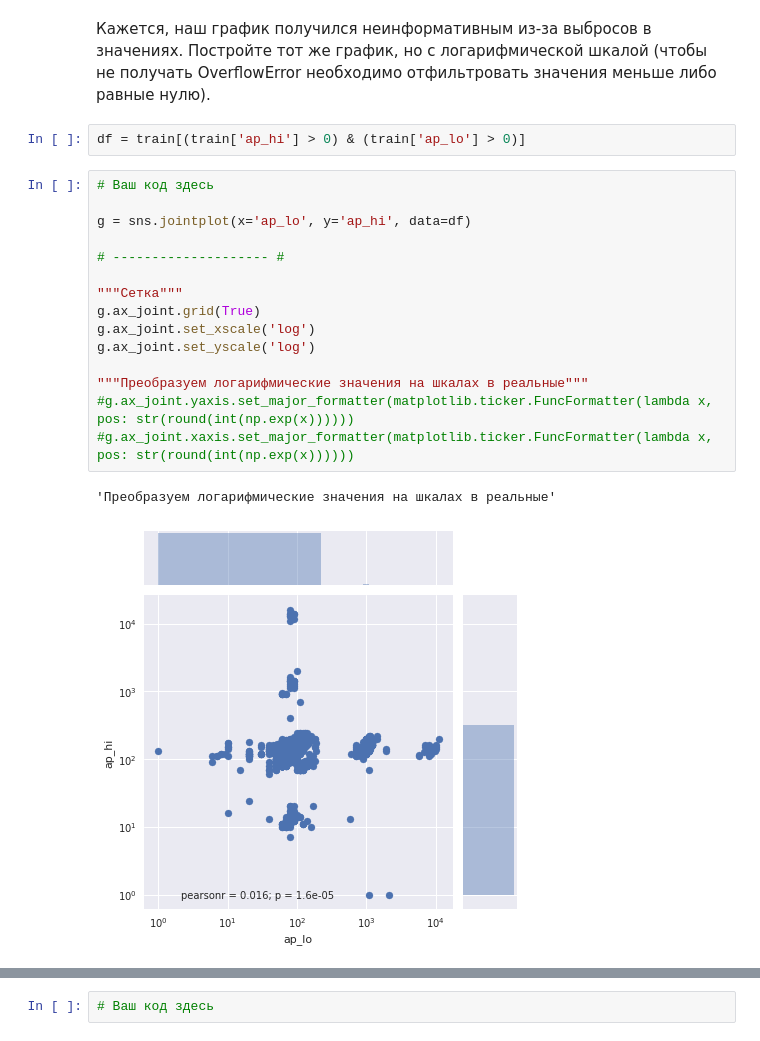
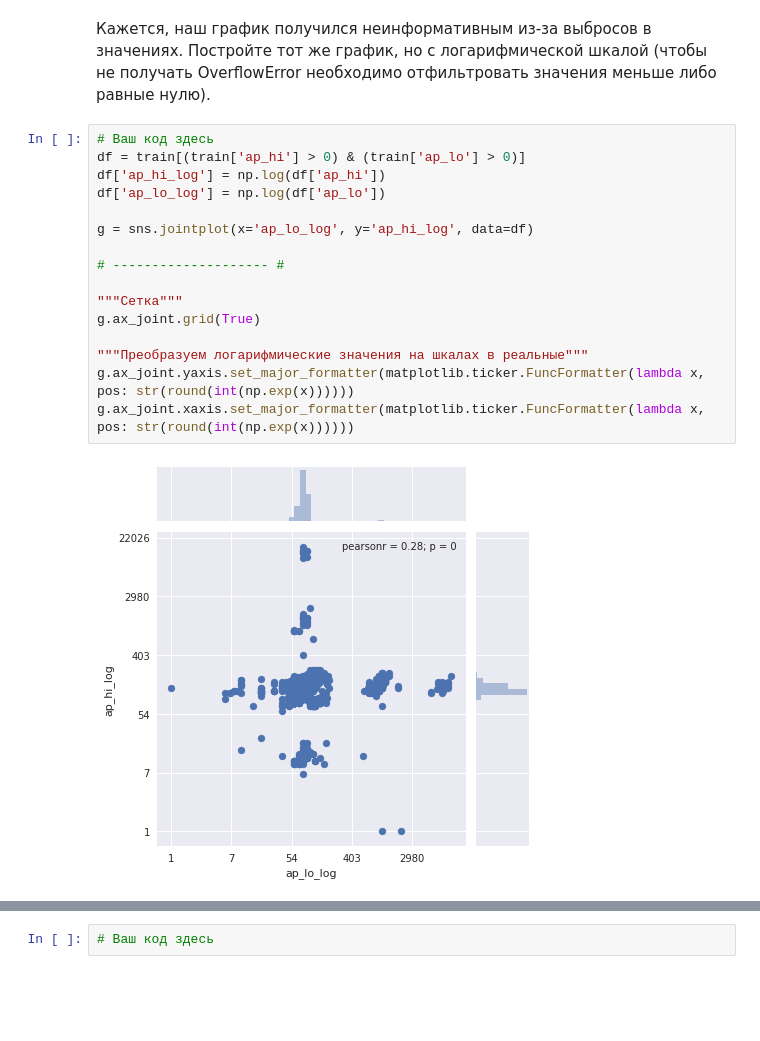
Before and after one commit to LyzhinIvan/mlcourse_open, a Jupyter notebook: jupyter_russian/homeworks/hw2_session3_visual_data_analysis.ipynb, the cells around one changed output, grey strips where cells are left out. Saved outputs shown, nothing was run; the diff lists cells and outputs as text; blank space fills up the shorter version.

```diff
--- a/jupyter_russian/homeworks/hw2_session3_visual_data_analysis.ipynb
+++ b/jupyter_russian/homeworks/hw2_session3_visual_data_analysis.ipynb
@@ -258,26 +254,24 @@ sns.heatmap(train.corr(method='spearman'));
 Постройте совместный график распределения [jointplot](http://seaborn.pydata.org/generated/seaborn.jointplot.html) двух наиболее коррелирующих между собой признаков (по Спирмену).
 # %% [markdown]
 Кажется, наш график получился неинформативным из-за выбросов в значениях. Постройте тот же график, но с логарифмической шкалой (чтобы не получать OverflowError необходимо отфильтровать значения меньше либо равные нулю).
-# %%
-df = train[(train['ap_hi'] > 0) & (train['ap_lo'] > 0)]
 # %%
 # Ваш код здесь
+df = train[(train['ap_hi'] > 0) & (train['ap_lo'] > 0)]
+df['ap_hi_log'] = np.log(df['ap_hi'])
+df['ap_lo_log'] = np.log(df['ap_lo'])
 
-g = sns.jointplot(x='ap_lo', y='ap_hi', data=df)
+g = sns.jointplot(x='ap_lo_log', y='ap_hi_log', data=df)
 
 # -------------------- #
 
 """Сетка"""
 g.ax_joint.grid(True)
-g.ax_joint.set_xscale('log')
-g.ax_joint.set_yscale('log')
 
 """Преобразуем логарифмические значения на шкалах в реальные"""
-#g.ax_joint.yaxis.set_major_formatter(matplotlib.ticker.FuncFormatter(lambda x, pos: str(round(int(np.exp(x))))))
-#g.ax_joint.xaxis.set_major_formatter(matplotlib.ticker.FuncFormatter(lambda x, pos: str(round(int(np.exp(x))))))
+g.ax_joint.yaxis.set_major_formatter(matplotlib.ticker.FuncFormatter(lambda x, pos: str(round(int(np.exp(x))))))
+g.ax_joint.xaxis.set_major_formatter(matplotlib.ticker.FuncFormatter(lambda x, pos: str(round(int(np.exp(x))))))
 # %% [output]
-'Преобразуем логарифмические значения на шкалах в реальные'
-[figure, old version]
+[figure, new version]
 # %% [markdown]
 ### 4.1 Сколько чётко выраженных кластеров получилось на  совместном графике выбранных признаков, с логарифмической шкалой? Под кластером в данной задаче понимается плотное скопление точек, в окрестности которого пренебрежительно мало одиночных наблюдений и которое визуально отделимо от других кластеров.
 
```
Also changed, not shown: parts of 6 cells of this notebook.
